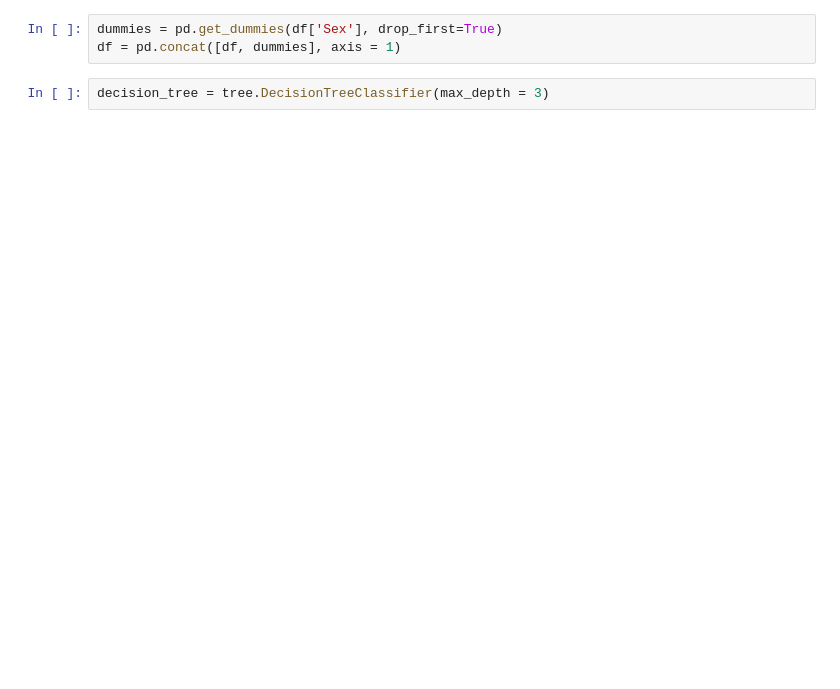
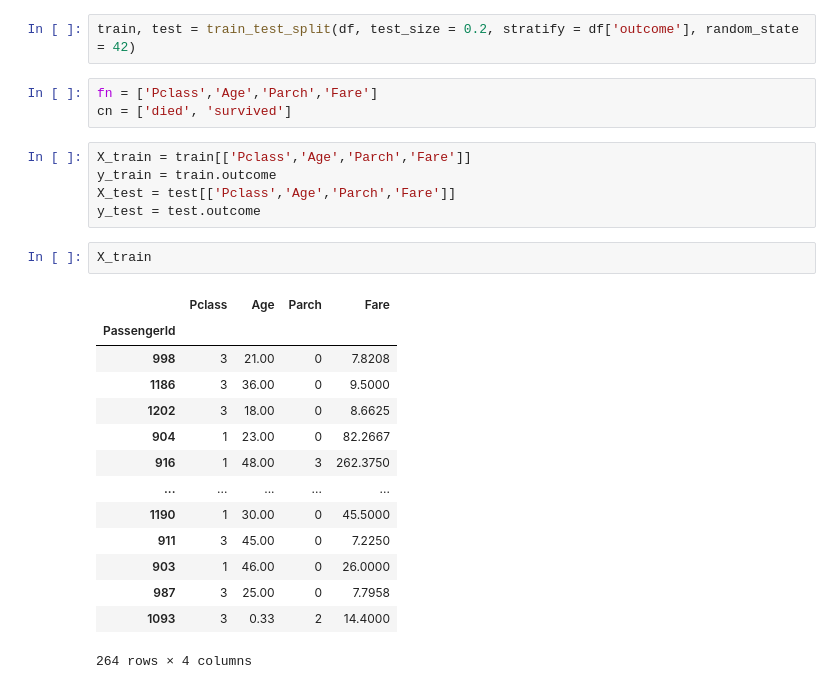
Before and after one commit to jpbailey/438a, a Jupyter notebook: titanic_classification.ipynb, the cells around one changed output. Saved outputs shown, nothing was run; the diff lists cells and outputs as text; blank space fills up the shorter version.

```diff
--- a/titanic_classification.ipynb
+++ b/titanic_classification.ipynb
@@ -15,5 +59,27 @@ df.head()
-# %%
-dummies = pd.get_dummies(df['Sex'], drop_first=True)
-df = pd.concat([df, dummies], axis = 1)
-# %%
-decision_tree = tree.DecisionTreeClassifier(max_depth = 3)
+# %%
+train, test = train_test_split(df, test_size = 0.2, stratify = df['outcome'], random_state = 42)
+# %%
+fn = ['Pclass','Age','Parch','Fare']
+cn = ['died', 'survived']
+# %%
+X_train = train[['Pclass','Age','Parch','Fare']]
+y_train = train.outcome
+X_test = test[['Pclass','Age','Parch','Fare']]
+y_test = test.outcome
+# %%
+X_train
+# %% [output]
+|  | Pclass | Age | Parch | Fare |
+| PassengerId |  |  |  |  |
+| 998 | 3 | 21.00 | 0 | 7.8208 |
+| 1186 | 3 | 36.00 | 0 | 9.5000 |
+| 1202 | 3 | 18.00 | 0 | 8.6625 |
+| 904 | 1 | 23.00 | 0 | 82.2667 |
+| 916 | 1 | 48.00 | 3 | 262.3750 |
+| ... | ... | ... | ... | ... |
+| 1190 | 1 | 30.00 | 0 | 45.5000 |
+| 911 | 3 | 45.00 | 0 | 7.2250 |
+| 903 | 1 | 46.00 | 0 | 26.0000 |
+| 987 | 3 | 25.00 | 0 | 7.7958 |
+| 1093 | 3 | 0.33 | 2 | 14.4000 |
+264 rows × 4 columns
```
Also changed, not shown: parts of 11 cells of this notebook.
